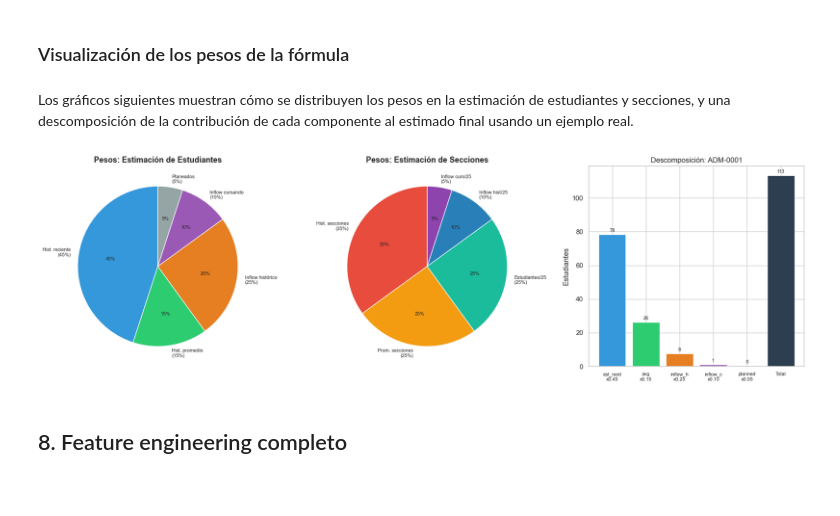
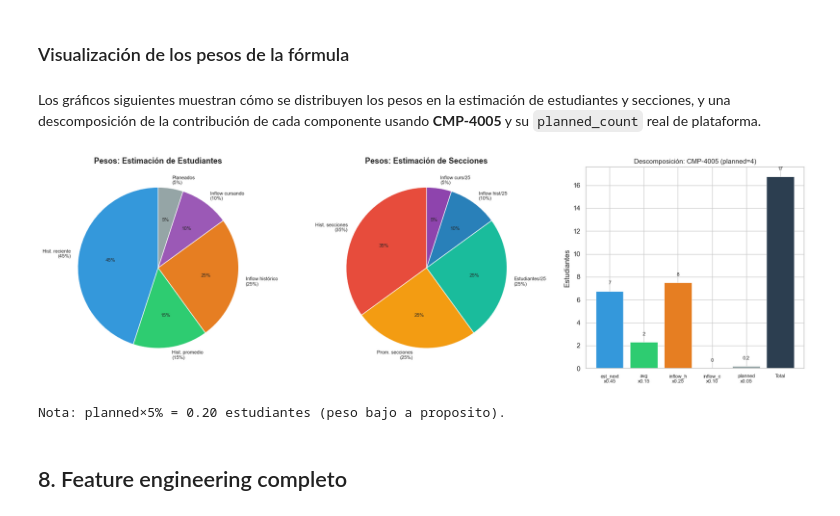
Before and after one commit to Pichuelectrico/malla-curricular-interactiva, a Jupyter notebook: notebook_predictor/predictor.ipynb, the cells around one changed output. Drawn from its saved outputs; the diff is of its cells as text; code cells hidden in the pictures; blank space fills up the shorter version.

```diff
--- a/notebook_predictor/predictor.ipynb
+++ b/notebook_predictor/predictor.ipynb
@@ -80,6 +67,7 @@ import seaborn as sns
 import requests
 from dotenv import load_dotenv
 from sklearn.ensemble import GradientBoostingRegressor
+from sklearn.metrics import f1_score, mean_absolute_error
 
 warnings.filterwarnings("ignore")
 sns.set_theme(style="whitegrid")
@@ -96,9 +84,14 @@ PERIODS_JSON = REPO_ROOT / "offer-scraper" / "periods.json"
 sys.path.insert(0, str(PREDICTOR_DIR))
 
 load_dotenv(PREDICTOR_DIR / ".env")
+load_dotenv(NOTEBOOK_DIR / ".env", override=True)
 
-SUPABASE_URL = os.environ.get("SUPABASE_URL", "")
-SUPABASE_KEY = os.environ.get("SUPABASE_KEY", os.environ.get("SUPABASE_SERVICE_KEY", ""))
+SUPABASE_URL = os.environ.get("SUPABASE_URL", "").strip()
+# Prefer service_role so user_progress RLS does not hide planned/in_progress counts.
+SUPABASE_KEY = (
+    os.environ.get("SUPABASE_SERVICE_KEY", "").strip()
+    or os.environ.get("SUPABASE_KEY", "").strip()
+)
 
 OUTPUT_DIR.mkdir(exist_ok=True)
 PUBLIC_DASHBOARD_DIR.mkdir(parents=True, exist_ok=True)
@@ -107,6 +100,7 @@ print("Configuracion cargada")
 print(f"  REPO_ROOT = {REPO_ROOT}")
 print(f"  OUTPUT_DIR = {OUTPUT_DIR}")
 print(f"  SUPABASE_URL = {'***' if SUPABASE_URL else 'no configurada'}")
+print(f"  SUPABASE_SERVICE_KEY = {'set' if os.environ.get('SUPABASE_SERVICE_KEY') else 'MISSING (user_progress may be empty)'}")
 # %% [output]
 Configuracion cargada
   REPO_ROOT = /Users/joshuareinoso/Documents/GitHub/malla-curricular-interactiva
@@ -210,6 +209,12 @@ def export_all(out_dir: Path | None = None) -> dict[str, Path]:
             json.dump(data, f, indent=2, default=str)
         paths[table] = path
         print(f"Exportados {len(data)} registros -> {path}")
+        if table == "user_progress" and len(data) == 0:
+            print(
+                "ADVERTENCIA: user_progress vacio. "
+                "Configura SUPABASE_SERVICE_KEY (service_role) en .env; "
+                "sin eso planned_count / in_progress_count seran 0."
+            )
     meta = fetch_offer_metadata_()
     meta_path = dest / "offer_metadata.json"
     with open(meta_path, "w", encoding="utf-8") as f:
@@ -1395,7 +1423,7 @@ Curso SIN historia: estimado=45, secciones=2, tendencia=up
 # %% [markdown]
 Los gráficos siguientes muestran cómo se distribuyen los pesos en la estimación
 de estudiantes y secciones, y una descomposición de la contribución de cada
-componente al estimado final usando un ejemplo real.
+componente usando **CMP-4005** y su `planned_count` real de plataforma.
 # %%
 fig, axes = plt.subplots(1, 3, figsize=(18, 5.5))
 
@@ -1411,40 +1439,46 @@ axes[0].set_title("Pesos: Estimación de Estudiantes", fontsize=13, fontweight="
 # 2. Pie: pesos estimación secciones
 sec_labels = ["Hist. secciones\n(35%)", "Prom. secciones\n(25%)",
               "Estudiantes/25\n(25%)", "Inflow hist/25\n(10%)", "Inflow curs/25\n(5%)"]
 sec_vals = [W_SEC_EST, W_SEC_AVG, W_SEC_FROM_EST, W_SEC_INFLOW_HIST, W_SEC_INFLOW_CURS]
 colors_c = ["#E74C3C", "#F39C12", "#1ABC9C", "#2980B9", "#8E44AD"]
 axes[1].pie(sec_vals, labels=sec_labels, autopct="%1.0f%%",
             colors=colors_c, startangle=90, textprops={"fontsize": 8})
 axes[1].set_title("Pesos: Estimación de Secciones", fontsize=13, fontweight="bold")
 
-# 3. Waterfall: contribucion con dato real
+# 3. Waterfall: historia real + planned de plataforma
 if all_stats:
-    sample_code = next(iter(all_stats))
+    sample_code = DEMO_COURSE if DEMO_COURSE in all_stats else next(iter(all_stats))
     sample_hist = all_stats[sample_code]
-    tp = 5.0; ih = 30.0; ic = 10.0
+    tp = demo_planned_count if sample_code == DEMO_COURSE and demo_planned_count > 0 else test_planned
+    ih = test_inflow_hist
+    ic = demo_inflow_curs if sample_code == DEMO_COURSE else test_inflow_curs
     comps = {
         "est_next\nx0.45": sample_hist.estimated_next_students * W_EST_NEXT,
         "avg\nx0.15": sample_hist.avg_students * W_AVG_STUDENTS,
         "inflow_h\nx0.25": ih * W_INFLOW_HIST,
         "inflow_c\nx0.10": ic * W_INFLOW_CURS,
         "planned\nx0.05": tp * W_PLANNED,
     }
     vals = list(comps.values())
     total = sum(vals)
     colors_wf = [colors_s[i] for i in range(5)] + ["#2C3E50"]
     bars = axes[2].bar(range(6), vals + [total], color=colors_wf, edgecolor="white", linewidth=0.5)
     axes[2].set_xticks(range(6))
     axes[2].set_xticklabels(list(comps.keys()) + ["Total"], fontsize=8)
     axes[2].set_ylabel("Estudiantes")
-    axes[2].set_title(f"Descomposición: {sample_code[:12]}", fontsize=12)
+    axes[2].set_title(f"Descomposición: {sample_code} (planned={tp:.0f})", fontsize=11)
     for bar, val in zip(bars, vals + [total]):
-        axes[2].text(bar.get_x() + bar.get_width()/2, bar.get_height() + 1,
-                     f"{val:.0f}", ha="center", va="bottom", fontsize=8)
+        label = f"{val:.1f}" if 0 < abs(val) < 1 else f"{val:.0f}"
+        axes[2].text(bar.get_x() + bar.get_width()/2, bar.get_height() + 0.5,
+                     label, ha="center", va="bottom", fontsize=8)
 
 plt.tight_layout()
 plt.show()
+print(f"Nota: planned×5% = {tp * W_PLANNED:.2f} estudiantes (peso bajo a proposito)."
+      if 'tp' in dir() else "")
 # %% [output]
-[figure, old version]
+[figure, new version]
+Nota: planned×5% = 0.20 estudiantes (peso bajo a proposito).
 # %% [markdown]
 ## 8. Feature engineering completo
 # %% [markdown]
```
Also changed, not shown: parts of 21 cells of this notebook, 9 other files.
